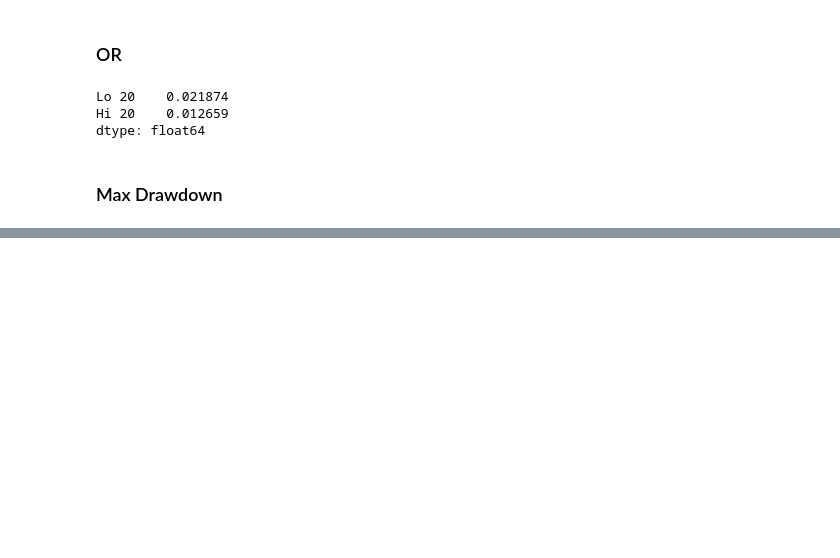
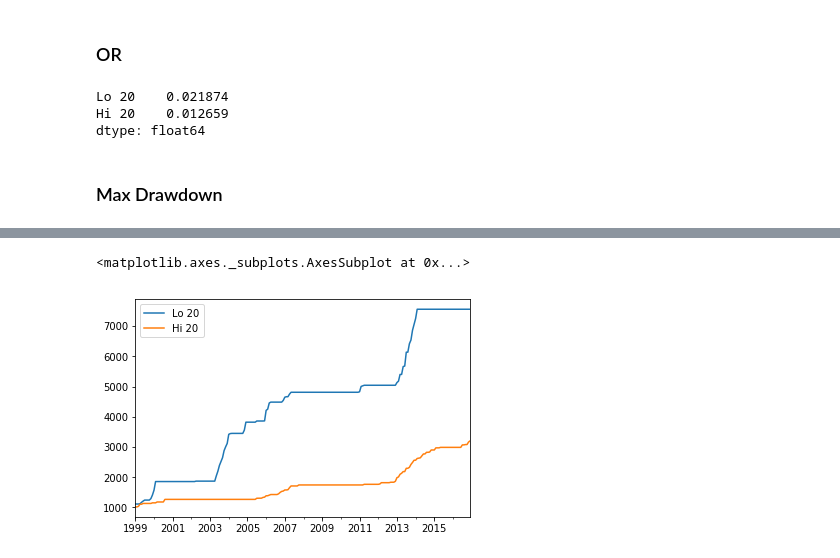
Before and after one commit to biv-neupane7/Investment-management-with-python, a Jupyter notebook: Assignments for Week 1.ipynb, the cells around one changed output, grey strips where cells are left out. Cells and saved outputs as stored; diff of their text form; code cells hidden in the pictures; blank space fills up the shorter version.

```diff
--- a/Assignments for Week 1.ipynb
+++ b/Assignments for Week 1.ipynb
@@ -158,0 +161,5 @@ dtype: float64
+# %%
+# First, lets construct a wealth index
+
+wealth_index=1000*(1+rets["1999":"2016"]).cumprod()
+wealth_index
@@ -158,0 +184,5 @@ dtype: float64
+# %%
+# Now lets compute the previous peaks
+
+previous_peaks=wealth_index.cummax()
+previous_peaks.head()
@@ -158,0 +196,5 @@ dtype: float64
+# %%
+previous_peaks.plot()
+# %% [output]
+<matplotlib.axes._subplots.AxesSubplot at 0x...>
+[figure, added]
```
Also changed, not shown: parts of 21 cells of this notebook.
